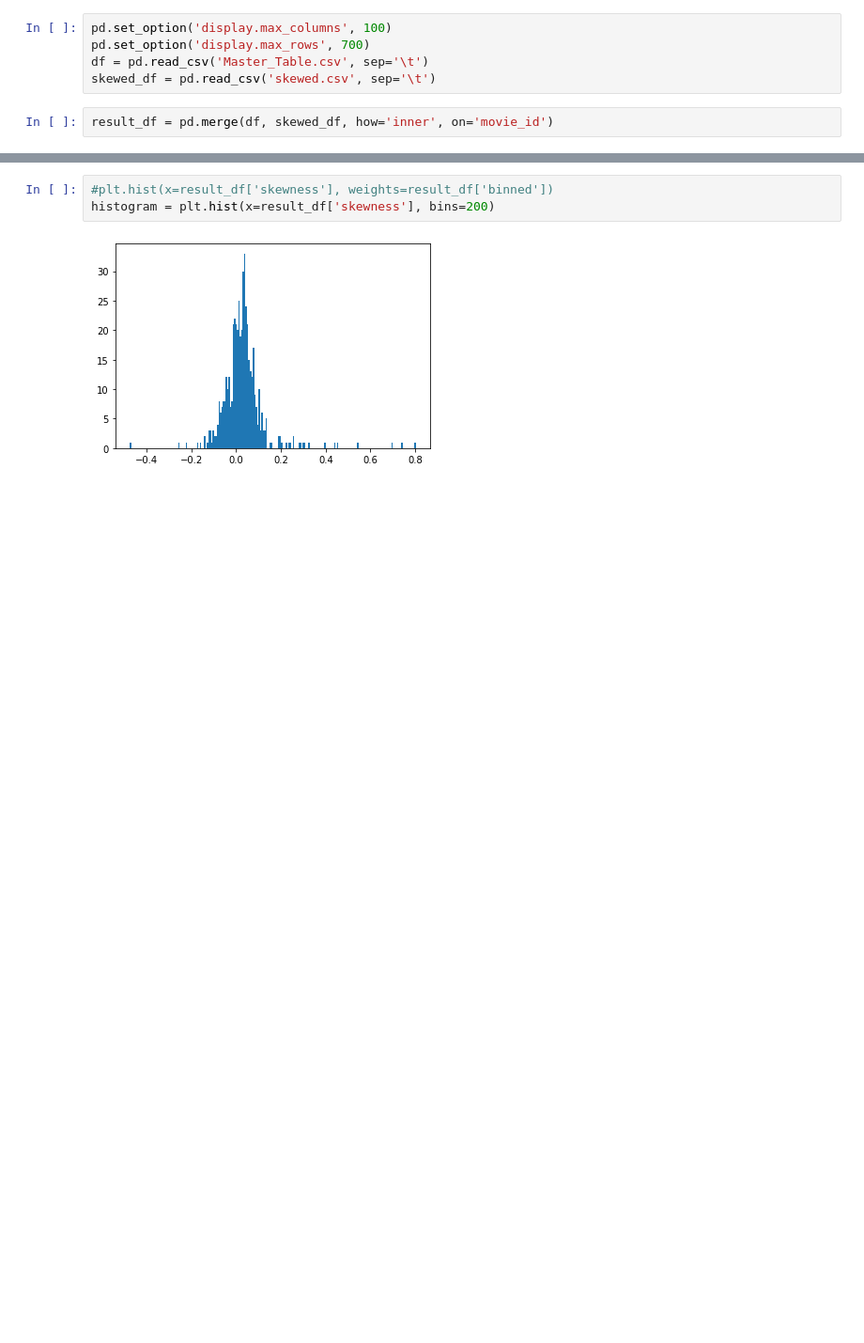
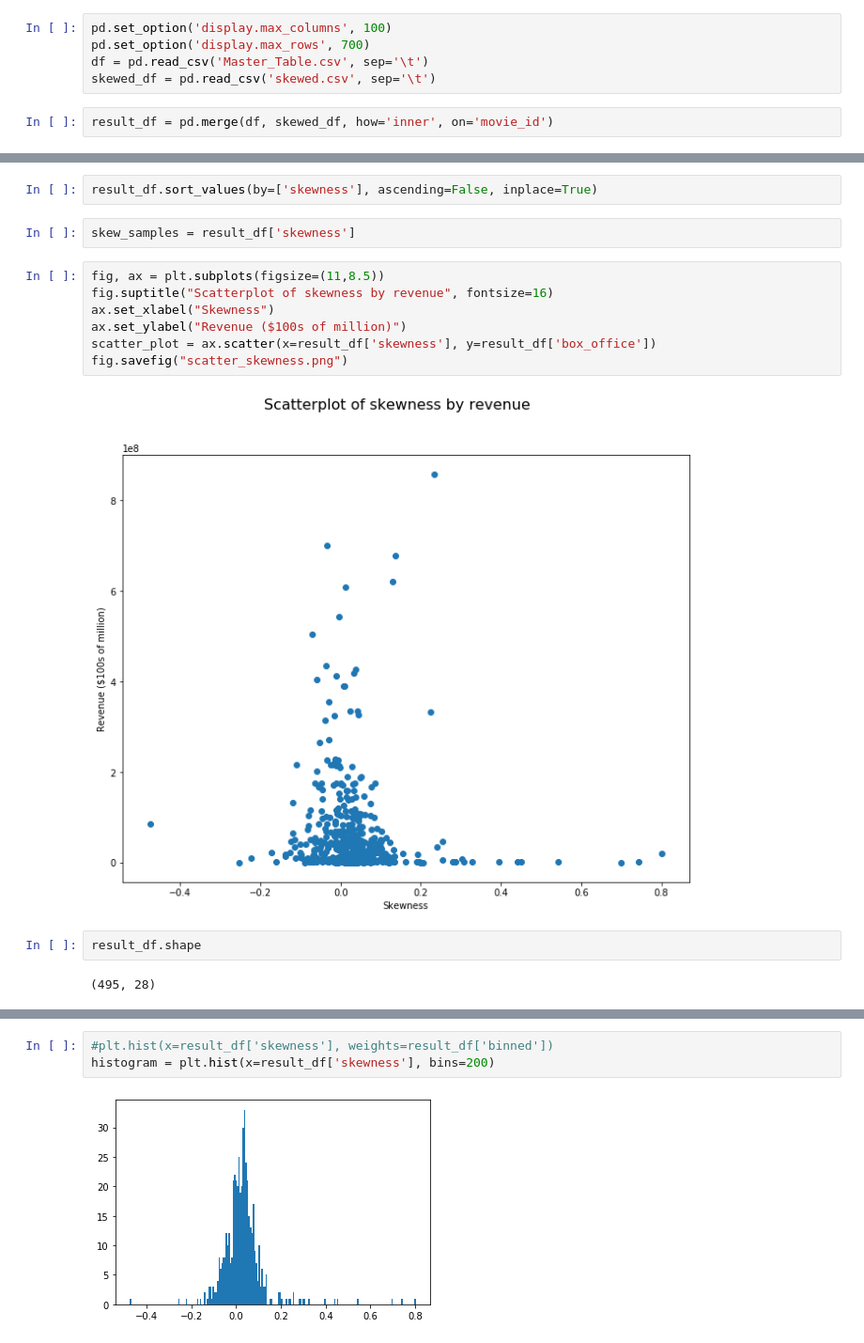
Before and after one commit to benlaird/nyc-ds-111819-lectures, a Jupyter notebook: Mod_3/week-1/project/mod3_project.ipynb, the cells around one changed output, grey strips where cells are left out. Shown at 94% size. Saved outputs shown, nothing was run; the diff lists cells and outputs as text; blank space fills up the shorter version.

```diff
--- a/Mod_3/week-1/project/mod3_project.ipynb
+++ b/Mod_3/week-1/project/mod3_project.ipynb
@@ -35,0 +152,17 @@ display(result_df)
+# %%
+result_df.sort_values(by=['skewness'], ascending=False, inplace=True)
+# %%
+skew_samples = result_df['skewness']
+# %%
+fig, ax = plt.subplots(figsize=(11,8.5))
+fig.suptitle("Scatterplot of skewness by revenue", fontsize=16)
+ax.set_xlabel("Skewness")
+ax.set_ylabel("Revenue ($100s of million)")
+scatter_plot = ax.scatter(x=result_df['skewness'], y=result_df['box_office'])
+fig.savefig("scatter_skewness.png")
+# %% [output]
+[figure, added]
+# %%
+result_df.shape
+# %% [output]
+(495, 28)
```
Also changed, not shown: parts of 27 cells of this notebook, 6 other files.
